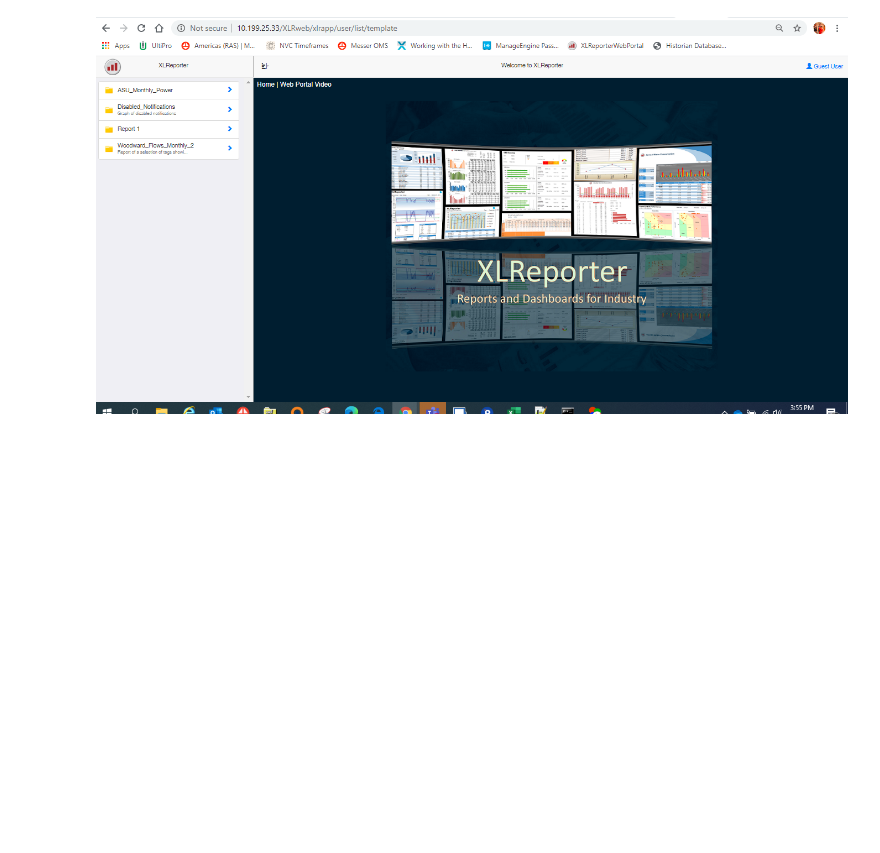
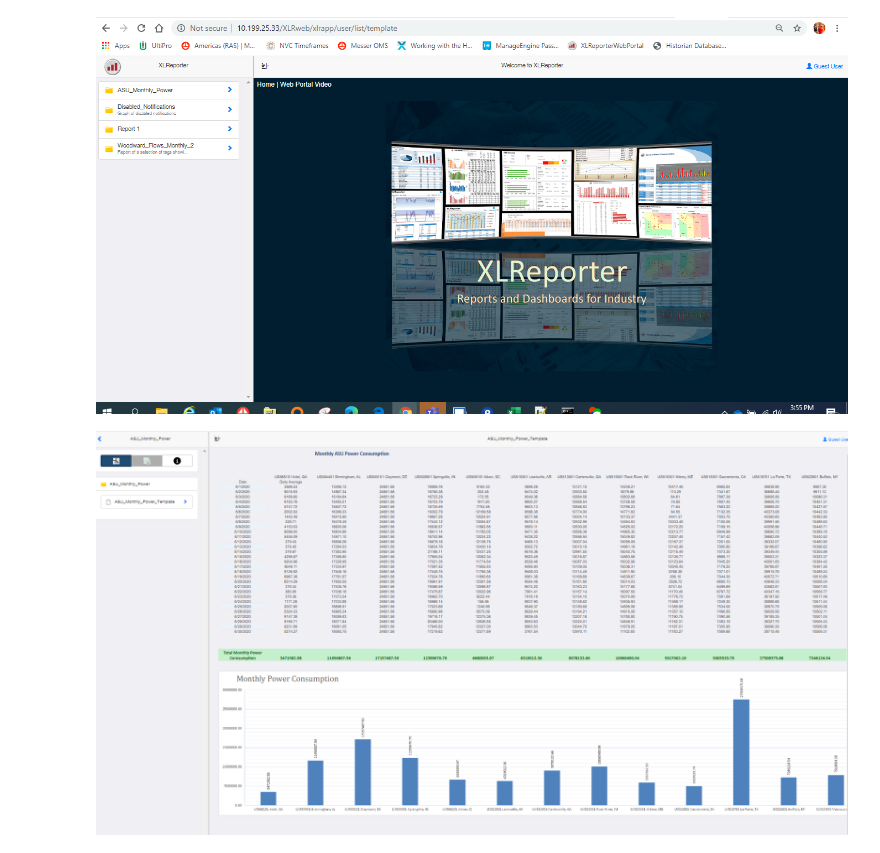
Before and after one commit to GabeMaldonado/JupyterNotebooks, a Jupyter notebook: XLRep.ipynb, the cells around one changed output. Saved outputs shown, nothing was run; the diff lists cells and outputs as text; code cells hidden in the pictures; blank space fills up the shorter version.

```diff
--- a/XLRep.ipynb
+++ b/XLRep.ipynb
@@ -21,3 +21,7 @@ Image('/schedule.PNG')
 Image('/XLReporter_Web.PNG')
 # %% [output]
 [figure]
+# %%
+Image('/monthlly_power.PNG')
+# %% [output]
+[figure, added]
```
